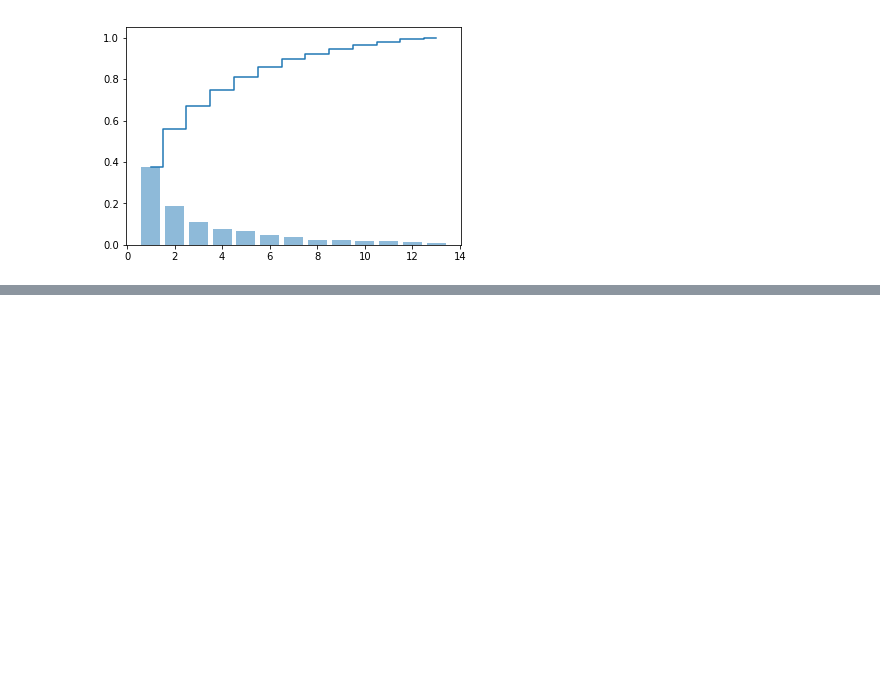
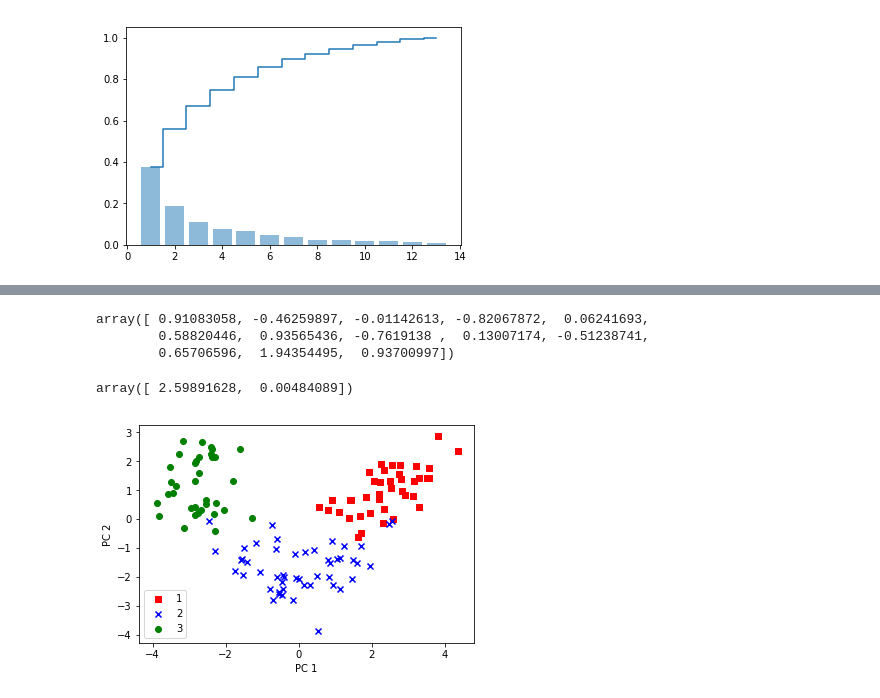
Before and after one commit to donaldxu/Quantitative, a Jupyter notebook: Ch5.通过降维压缩数据.ipynb, the cells around one changed output, grey strips where cells are left out. Saved outputs shown, nothing was run; the diff lists cells and outputs as text; code cells hidden in the pictures; blank space fills up the shorter version.

```diff
--- a/Ch5.通过降维压缩数据.ipynb
+++ b/Ch5.通过降维压缩数据.ipynb
@@ -31,3 +38,11 @@ plt.step(range(1,14),cum_var_exp,where='mid')
 plt.show()
 # %% [output]
 [figure]
+# %%
+#特征转换
+eigen_pairs = [(np.abs(eigen_vals[i]),eigen_vecs[:,i]) for i in range(len(eigen_vals))]
+eigen_pairs.sort(reverse=True)
+#选取2个对应特征值最大的特征向量
+w = np.hstack((eigen_pairs[0][1][:,np.newaxis],
+              eigen_pairs[1][1][:,np.newaxis]))
+print('Matrix W:\n',w)
@@ -33,0 +64,26 @@ plt.show()
+# %%
+X_train_std[0]
+# %% [output]
+array([ 0.91083058, -0.46259897, -0.01142613, -0.82067872,  0.06241693,
+        0.58820446,  0.93565436, -0.7619138 ,  0.13007174, -0.51238741,
+        0.65706596,  1.94354495,  0.93700997])
+# %%
+X_train_std[0].dot(w)
+# %% [output]
+array([ 2.59891628,  0.00484089])
+# %%
+#将整个训练集转换为包含2个主成分的子空间
+X_train_pca = X_train_std.dot(w)
+#作图
+colors = ['r','b','g']
+markers = ['s','x','o']
+for l,c,m in zip(np.unique(y_train),colors,markers):
+    plt.scatter(X_train_pca[y_train==l,0],
+               X_train_pca[y_train==l,1],
+               c=c,label=l,marker=m)
+plt.xlabel('PC 1')
+plt.ylabel('PC 2')
+plt.legend(loc='lower left')
+plt.show()
+# %% [output]
+[figure, added]
```
Also changed, not shown: parts of 19 cells of this notebook.
